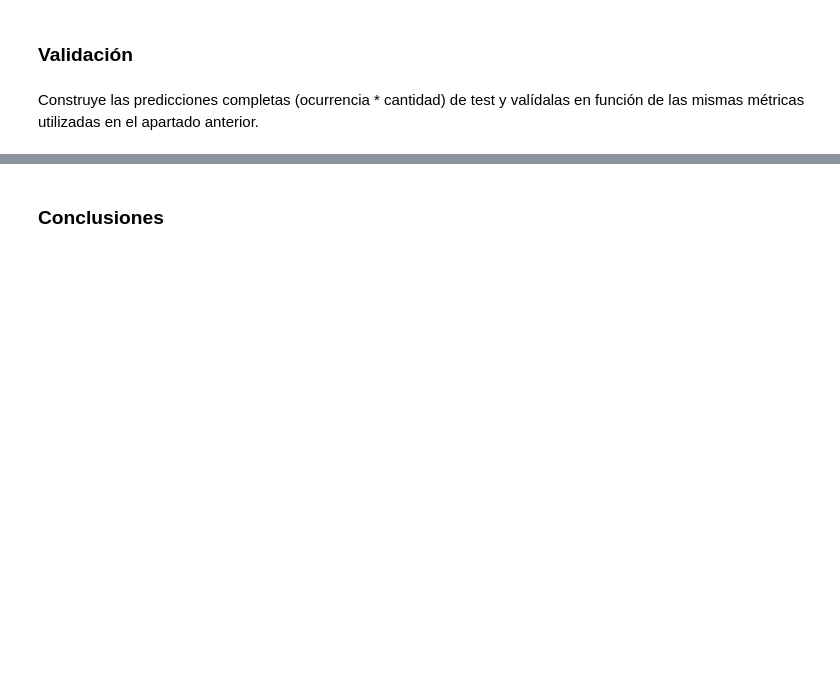
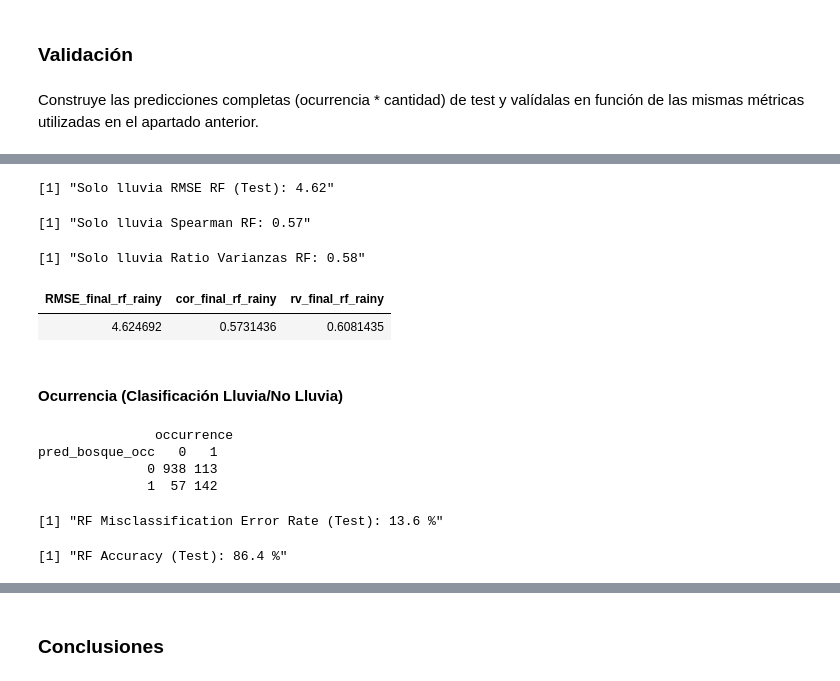
Before and after one commit to yerartdev/uc-m1966-datamining, a Jupyter notebook: d3/S17-T03_LAB_IntercomparisonTechniques.ipynb, the cells around one changed output, grey strips where cells are left out. Saved outputs shown, nothing was run; the diff lists cells and outputs as text; code cells hidden in the pictures; blank space fills up the shorter version.

```diff
--- a/d3/S17-T03_LAB_IntercomparisonTechniques.ipynb
+++ b/d3/S17-T03_LAB_IntercomparisonTechniques.ipynb
@@ -1261,0 +1269,42 @@ Construye las predicciones completas (ocurrencia * cantidad) de test y valídala
+# %%
+#::GMG::Calculo métricas
+RMSE_final_rf_rainy <- sqrt(mean((df_amount$y[indtest] - pred_final_rf_rainy)^2))
+paste('Solo lluvia RMSE RF (Test):', round(RMSE_final_rf_rainy,2))
+
+cor_final_rf_rainy <- cor(df_amount$y[indtest], pred_final_rf_rainy,  method = 'spearman')
+paste('Solo lluvia Spearman RF:', round(cor_final_rf_rainy,2))
+
+rv_final_rf_rainy <- var(pred_final_rf_rainy) / var(df_amount$y[indtest])
+paste('Solo lluvia Ratio Varianzas RF:', round(rv_final_rainy,2))
+# %% [output]
+[1] "Solo lluvia RMSE RF (Test): 4.62"
+[1] "Solo lluvia Spearman RF: 0.57"
+[1] "Solo lluvia Ratio Varianzas RF: 0.58"
+# %%
+#::GMG::Resumen Test dataset amount
+cbind(RMSE_final_rf_rainy, cor_final_rf_rainy, rv_final_rf_rainy)
+# %% [output]
+| RMSE_final_rf_rainy | cor_final_rf_rainy | rv_final_rf_rainy |
+| 4.624692 | 0.5731436 | 0.6081435 |
+# %% [markdown]
+#### Ocurrencia (Clasificación Lluvia/No Lluvia)
+# %%
+t_bosque_occ <- with(df_occ[indtest,],table(pred_bosque_occ,occurrence))
+print(t_bosque_occ)
+# %% [output]
+               occurrence
+pred_bosque_occ   0   1
+              0 938 113
+              1  57 142
+# %%
+error_bosque_occ <- mean(pred_bosque_occ != df_occ[indtest,]$occurrence)
+paste('RF Misclassification Error Rate (Test):', 100*error_bosque_occ, '%')
+# %% [output]
+[1] "RF Misclassification Error Rate (Test): 13.6 %"
+# %%
+accuracy_bosque_occ <- sum(
+    diag(table(pred_bosque_occ,df_occ[indtest,]$occurrence))
+)/length(df_occ[indtest,]$occurrence)
+paste('RF Accuracy (Test):', 100*accuracy_bosque_occ, '%')
+# %% [output]
+[1] "RF Accuracy (Test): 86.4 %"
```
Also changed, not shown: parts of 16 cells of this notebook.
